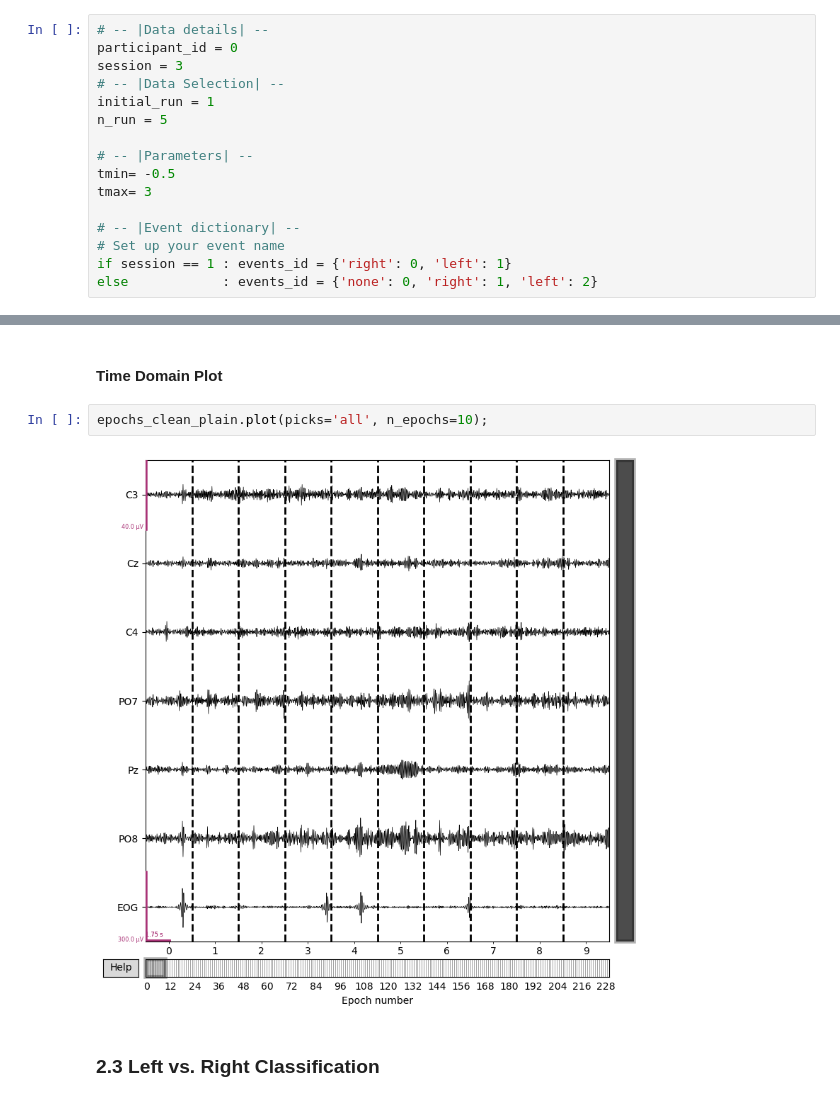
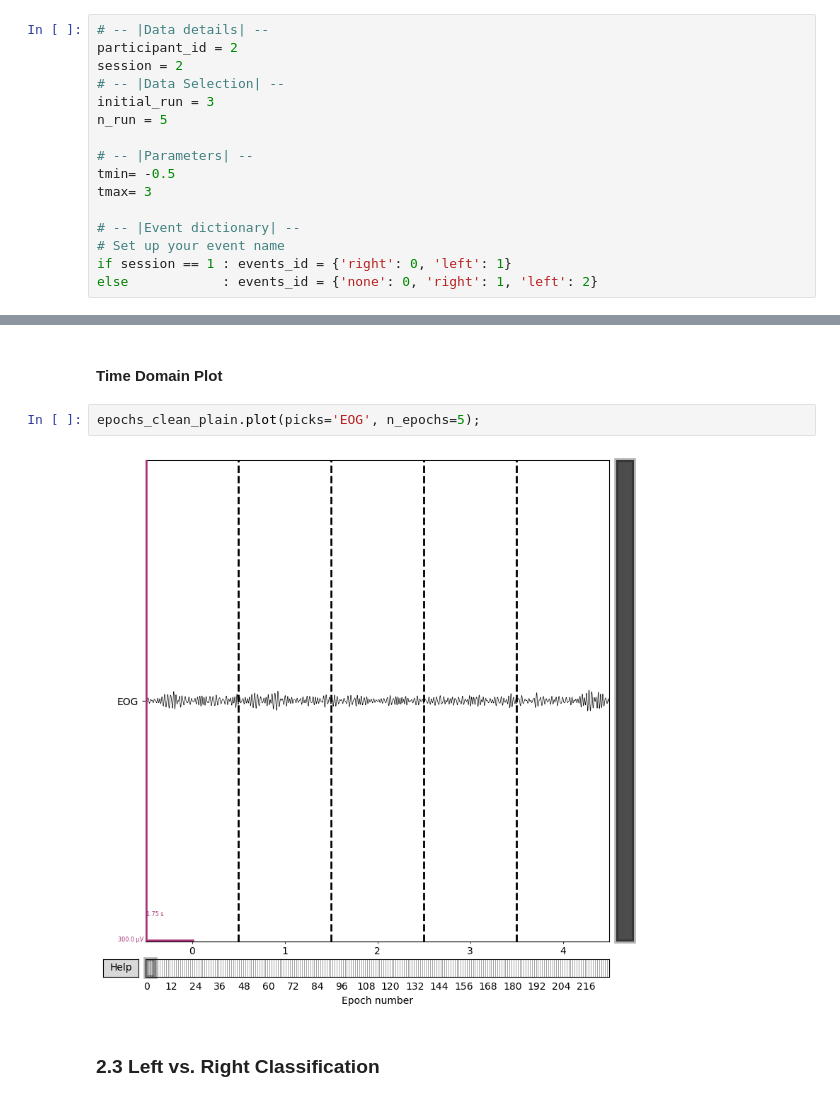
Before and after one commit to WasupolHengsritawat/Two-dimensional-Movement-Control-BCI, a Jupyter notebook: MI_offline_classification.ipynb, the cells around one changed output, grey strips where cells are left out. Saved outputs shown, nothing was run; the diff lists cells and outputs as text.

```diff
--- a/MI_offline_classification.ipynb
+++ b/MI_offline_classification.ipynb
@@ -19,10 +19,10 @@ from sklearn.model_selection import train_test_split
 from mnetools import streams2mnedata, preprocessing
 # %%
 # -- |Data details| --
-participant_id = 0
-session = 3
+participant_id = 2
+session = 2
 # -- |Data Selection| --
-initial_run = 1
+initial_run = 3
 n_run = 5
 
 # -- |Parameters| --
@@ -680,9 +675,9 @@ fig.set_size_inches(6, 6)
 # %% [markdown]
 #### Time Domain Plot
 # %%
-epochs_clean_plain.plot(picks='all', n_epochs=10);
+epochs_clean_plain.plot(picks='EOG', n_epochs=5);
 # %% [output]
-[figure, old version]
+[figure, new version]
 # %% [markdown]
 ### 2.3 Left vs. Right Classification
 # %% [markdown]
```
Also changed, not shown: parts of 27 cells of this notebook, 4 other files.
